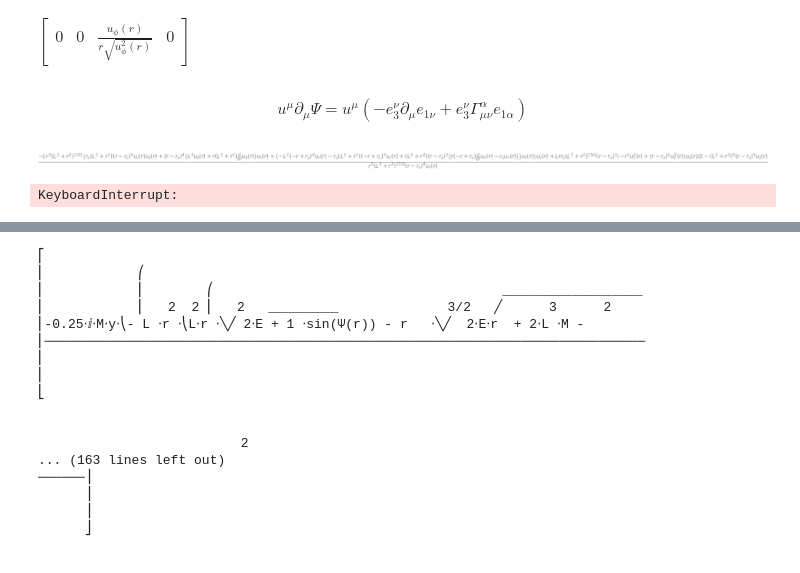
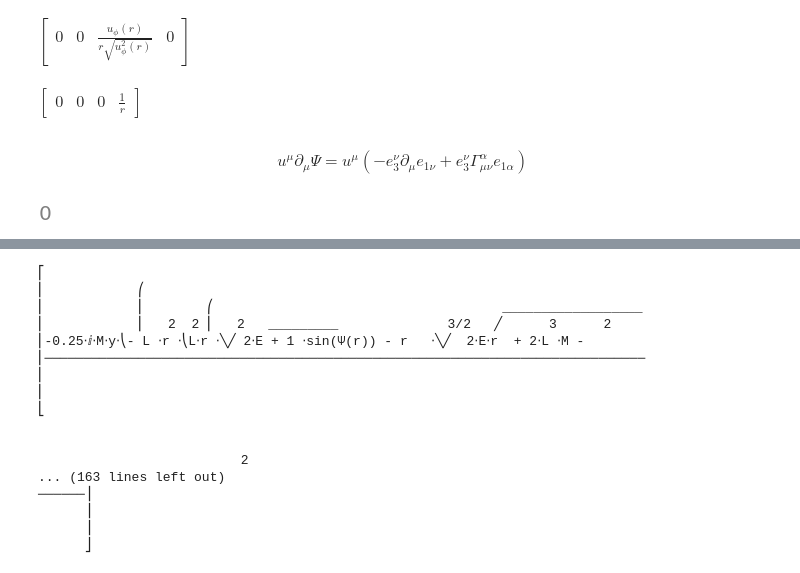
Before and after one commit to MagicMonti/Neutrinos, a Jupyter notebook: code/calculations.ipynb, the cells around one changed output, grey strips where cells are left out. Saved outputs shown, nothing was run; the diff lists cells and outputs as text; code cells hidden in the pictures.

```diff
--- a/code/calculations.ipynb
+++ b/code/calculations.ipynb
@@ -25,7 +25,7 @@ Global = TensorIndexType('Global', dummy_name='Global')
 Fermi = TensorIndexType('Fermi', dummy_name='Fermi')
 Dirac = TensorIndexType('Dirac', dummy_name="Dirac")
 
-a, b, c, d = tensor_indices('a b c d', Lorentz)
+#a, b, c, d = tensor_indices('a b c d', Lorentz)
 alpha, beta, mu, nu, rho= tensor_indices('alpha beta mu nu rho', Global)
 i,j,k,l,m = tensor_indices("i j k l m", Fermi)
 A,B,C,D,E = tensor_indices("A B C D E", Dirac)
@@ -128,21 +128,25 @@ const = (r**2 + L**2)/(r**2 * L)
 N_1 = sqrt(1+ L**2/r**2)
 N_3 = sqrt(1 + r**2/L**2)
 
+
 repl[e_1(mu)] = [u_r/(f*N_1), u_t*f/N_1, 0,0]
-repl[e_3(mu)] = [u_t/N_3, u_r/N_3, 0,const]
+repl[e_3(mu)] = [u_t/N_3, u_r/N_3, 0,const/N_3]
+# %%
+simplify((e_3(mu)).replace_with_arrays(repl, [mu]).subs(theta,pi/2).subs(u_r, sqrt(2*Energy +  2*M/r - L**2/r**2 + 2*M*L**2/r**3)).subs(u_t, r*sqrt(2*Energy + 1)*sqrt(1/(4*M**2 - 4*M*r + r**2))).subs(r_s, 2*M)).subs(L,0)
+# %% [output]
+$\displaystyle \left[\begin{matrix}0 & 0 & 0 & \frac{1}{r}\end{matrix}\right]$
 # %% [markdown]
 $$u^\mu \partial_\mu \Psi = u^\mu\left(-e_3^\nu \partial_\mu e_{1\nu} + e_3^\nu \Gamma^\alpha_{\mu\nu}e_{1\alpha}\right)$$
 # %%
-expr = u(mu)*(-e_3(nu)*PartialDerivative(e_1(-nu), x(mu)) + e_3(nu)*Gamma(alpha, -nu, -mu)*e_1(-alpha))
-F = simplify(expr.replace_with_arrays(repl, []).subs(theta, pi/2).subs(u_phi, L/r**2)/u_r)
+#expr = u(mu)*(-e_3(nu)*PartialDerivative(e_1(-nu), x(mu)) + e_3(nu)*Gamma(alpha, -nu, -mu)*e_1(-alpha))
+expr = u(mu)*(-e_1(nu)*PartialDerivative(e_3(-nu), x(mu)) + e_1(nu)*Gamma(alpha, -nu, -mu)*e_3(-alpha))
+F = simplify(expr.replace_with_arrays(repl, []).subs(r_s, 2*M).subs(theta, pi/2).subs(u_phi, L/r**2)/u_r)
-# %%
-F
-# %% [output]
-[figure, removed]
 # %%
 Energy = Symbol("E", positive=True)
 
-F = simplify(F.subs(u_r, sqrt(2*Energy +  2*M/r - L**2/r**2 + 2*M*L**2/r**3)))
+F = simplify(F.subs(theta,pi/2).subs(u_phi, L/r**2).subs(u_r, sqrt(2*Energy +  2*M/r - L**2/r**2 + 2*M*L**2/r**3)).subs(u_t, r*sqrt(2*Energy + 1)*sqrt(1/(4*M**2 - 4*M*r + r**2))).subs(r_s, 2*M))
-# %% [output]
-KeyboardInterrupt:
+# %%
+simplify(F.subs(L,0))
+# %% [output]
+[figure, added]
 # %%
```
Also changed, not shown: parts of 26 cells of this notebook.
